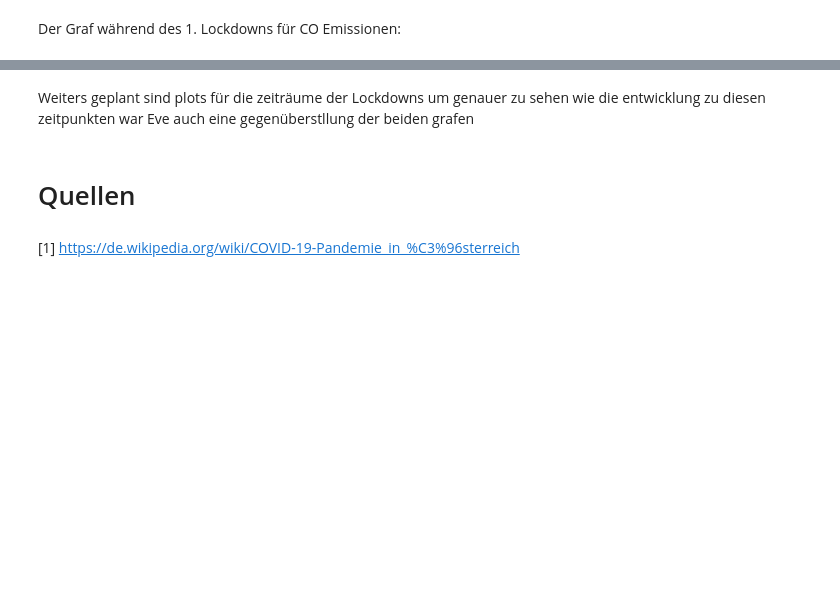
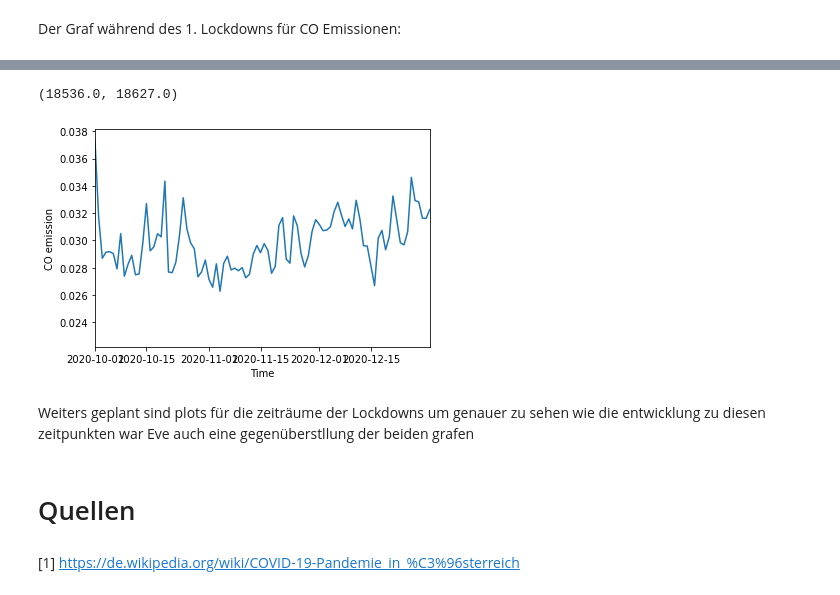
Before and after one commit to SunnyTrashpanda/BIGDA-Covid19-CO2, a Jupyter notebook: ProjectStory.ipynb, the cells around one changed output, grey strips where cells are left out. Cells and saved outputs as stored; diff of their text form; code cells hidden in the pictures; blank space fills up the shorter version.

```diff
--- a/ProjectStory.ipynb
+++ b/ProjectStory.ipynb
@@ -64,13 +67,13 @@ Text(0, 0.5, 'CO emission')
 # %% [markdown]
 Der Graf während des 1. Lockdowns für CO Emissionen:
 # %%
-#co_df['start'] = [co_df['start'].astype(str).str.split('T', 1) for value in co_df['start']]
+co_df['start'] = [value.split('T', 1)[0] for value in co_df['start']]
 
-pd.to_datetime(co_df['start'][0], yearfirst = True)
+co_df['start'] = pd.to_datetime(co_df['start'], yearfirst = True)
 #plt.plot(co_df['start'], co_df['average'])
 #plt.xlabel('Time')
 #plt.ylabel('CO emission')
 #ax = plt.gca()
 #ax.set_xlim([,])
-co_df['start'][0][:]
+co_df['start']
 # %% [output]
@@ -80,0 +92,10 @@ SyntaxError: invalid syntax (Temp/ipykernel_4872/457402383.py, line 1)
+# %%
+plt.plot(co_df['start'], co_df['average'])
+plt.xlabel('Time')
+plt.ylabel('CO emission')
+plt.yticks()
+ax = plt.gca()
+ax.set_xlim([datetime.date(2020, 10, 1), datetime.date(2020, 12, 31)])
+# %% [output]
+(18536.0, 18627.0)
+[figure, added]
```
Also changed, not shown: parts of 9 cells of this notebook, 1 other file.
